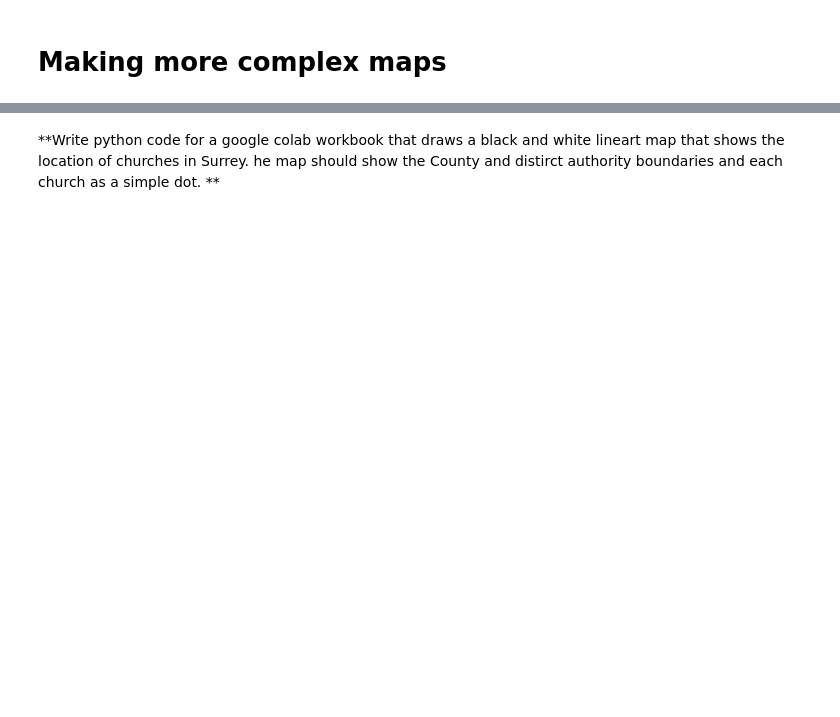
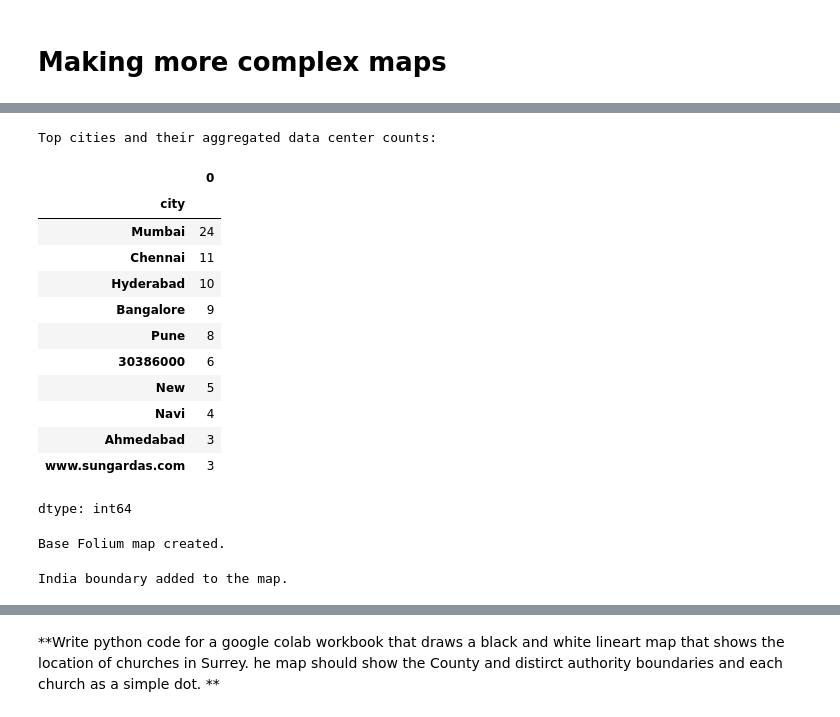
Before and after one commit to davidmkidd/Vibe_Code_Mapping, a Jupyter notebook: Vibe_Mapping.ipynb, the cells around one changed output, grey strips where cells are left out. Saved outputs shown, nothing was run; the diff lists cells and outputs as text; code cells hidden in the pictures; blank space fills up the shorter version.

```diff
--- a/Vibe_Mapping.ipynb
+++ b/Vibe_Mapping.ipynb
@@ -223,0 +655,75 @@ Let's try and make the kind of map that you might include as part of an assignme
+# %%
+# ==================================
+# 6. Identify top cities for labels
+# ==================================
+# Aggregate counts by city to find major data center hubs
+city_counts = df.groupby('city').size().sort_values(ascending=False).head(10)
+
+# Get approximate central coordinates for these top cities for labeling
+top_city_locations = {}
+for city_name in city_counts.index:
+    city_data = df[df['city'] == city_name]
+    if not city_data.empty:
+        top_city_locations[city_name] = (
+            city_data['lat'].mean(),
+            city_data['lon'].mean()
+        )
+
+print("Top cities and their aggregated data center counts:")
+display(city_counts)
+# %% [output]
+Top cities and their aggregated data center counts:
+|  | 0 |
+| city |  |
+| Mumbai | 24 |
+| Chennai | 11 |
+| Hyderabad | 10 |
+| Bangalore | 9 |
+| Pune | 8 |
+| 30386000 | 6 |
+| New | 5 |
+| Navi | 4 |
+| Ahmedabad | 3 |
+| www.sungardas.com | 3 |
+dtype: int64
+# %%
+# ==================================
+# 7. Create base map (academic style)
+# ==================================
+# Center the map on India (approximate coordinates)
+india_center = [22.5, 79]
+
+m = folium.Map(
+    location=india_center,
+    zoom_start=5,
+    tiles="cartodbpositron", # Clean basemap suitable for academic use
+    width=1000,
+    height=1000,
+    zoom_control=False,        # Disable zoom control icon
+    scrollWheelZoom=False,     # Disable zooming with scroll wheel
+    dragging=False             # Disable panning
+)
+
+print("Base Folium map created.")
+# %% [output]
+Base Folium map created.
+# %%
+# ==================================
+# 8. India boundary (thin 90% grey line)
+# ==================================
+# GeoJSON URL for India's boundary
+india_geo = "https://raw.githubusercontent.com/johan/world.geo.json/master/countries/IND.geo.json"
+
+folium.GeoJson(
+    india_geo,
+    style_function=lambda x: {
+        "color": "#737373",   # 90% grey
+        "weight": 1,
+        "fillOpacity": 0
+    },
+    tooltip=folium.Tooltip("India Boundary")
+).add_to(m)
+
+print("India boundary added to the map.")
+# %% [output]
+India boundary added to the map.
```
Also changed, not shown: parts of 18 cells of this notebook.
